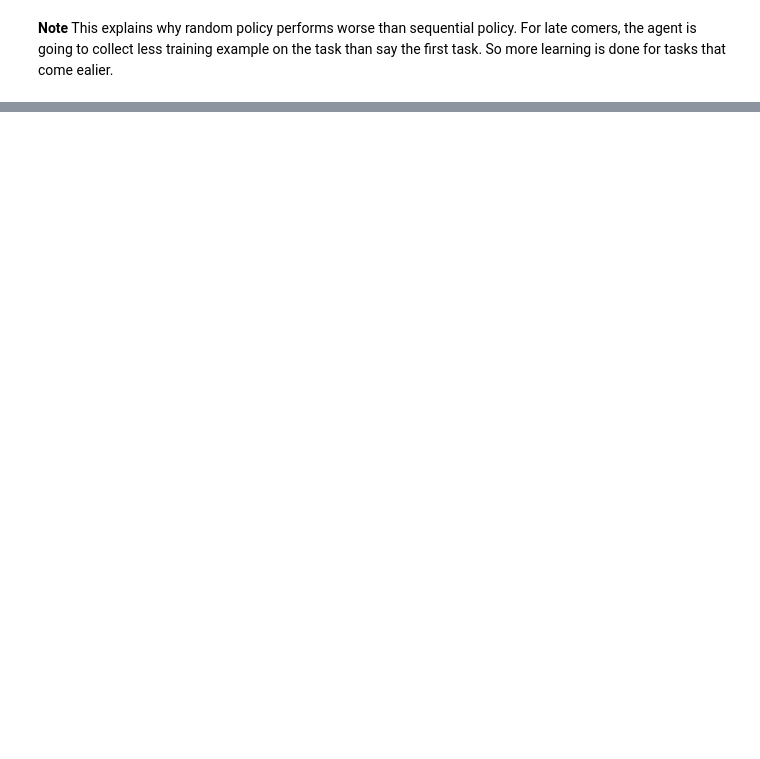
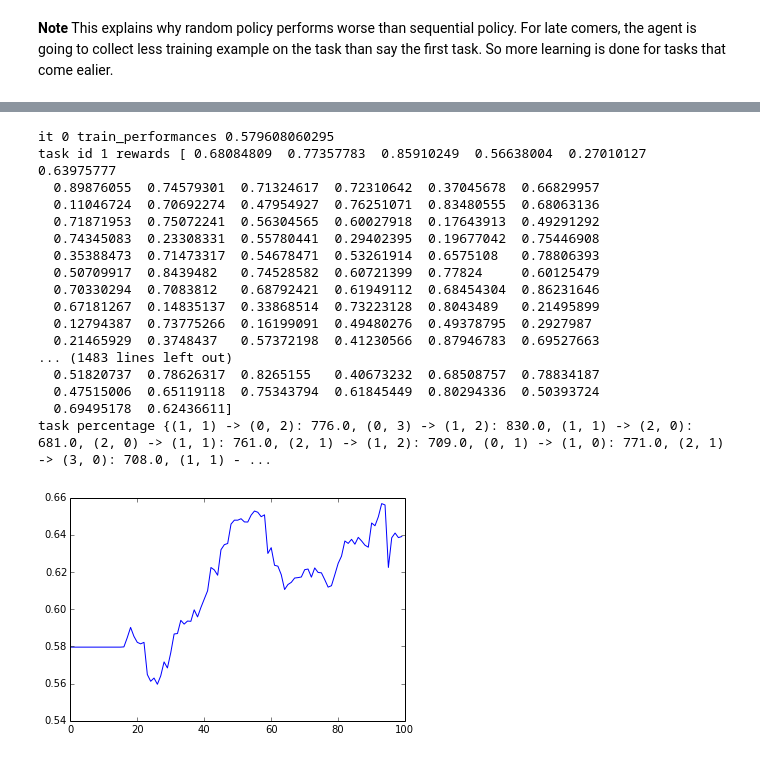
Before and after one commit to strin/curriculum-deep-RL, a Jupyter notebook: scripts/uvfa/horizon-trick.ipynb, the cells around one changed output, grey strips where cells are left out. Saved outputs shown, nothing was run; the diff lists cells and outputs as text; code cells hidden in the pictures; blank space fills up the shorter version.

```diff
--- a/scripts/uvfa/horizon-trick.ipynb
+++ b/scripts/uvfa/horizon-trick.ipynb
@@ -217,0 +229,22 @@ task percentage {(0, 2) -> (1, 2): 0.0011051468266498263, (0, 1) -> (0, 0): 0.09
+# %%
+# start training level-2 tasks.
+learn_func(dqn, tasks[2])
+# %% [output]
+it 0 train_performances 0.579608060295
+task id 1 rewards [ 0.68084809  0.77357783  0.85910249  0.56638004  0.27010127  0.63975777
+  0.89876055  0.74579301  0.71324617  0.72310642  0.37045678  0.66829957
+  0.11046724  0.70692274  0.47954927  0.76251071  0.83480555  0.68063136
+  0.71871953  0.75072241  0.56304565  0.60027918  0.17643913  0.49291292
+  0.74345083  0.23308331  0.55780441  0.29402395  0.19677042  0.75446908
+  0.35388473  0.71473317  0.54678471  0.53261914  0.6575108   0.78806393
+  0.50709917  0.8439482   0.74528582  0.60721399  0.77824     0.60125479
+  0.70330294  0.7083812   0.68792421  0.61949112  0.68454304  0.86231646
+  0.67181267  0.14835137  0.33868514  0.73223128  0.8043489   0.21495899
+  0.12794387  0.73775266  0.16199091  0.49480276  0.49378795  0.2927987
+  0.21465929  0.3748437   0.57372198  0.41230566  0.87946783  0.69527663
+... (1483 lines left out)
+  0.51820737  0.78626317  0.8265155   0.40673232  0.68508757  0.78834187
+  0.47515006  0.65119118  0.75343794  0.61845449  0.80294336  0.50393724
+  0.69495178  0.62436611]
+task percentage {(1, 1) -> (0, 2): 776.0, (0, 3) -> (1, 2): 830.0, (1, 1) -> (2, 0): 681.0, (2, 0) -> (1, 1): 761.0, (2, 1) -> (1, 2): 709.0, (0, 1) -> (1, 0): 771.0, (2, 1) -> (3, 0): 708.0, (1, 1) - ...
+[figure, added]
```
Also changed, not shown: parts of 13 cells of this notebook, 3 other files.
